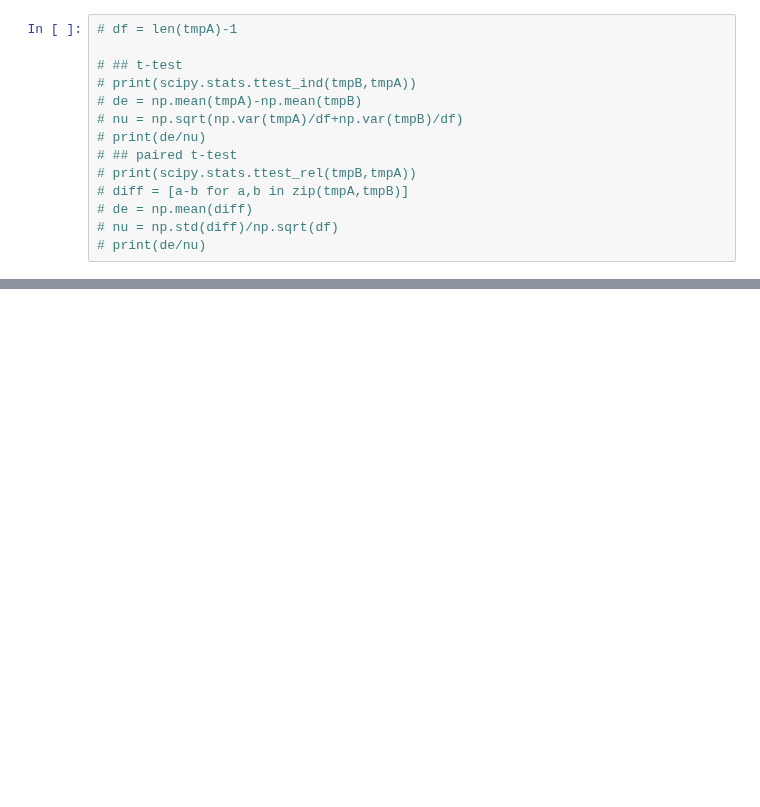
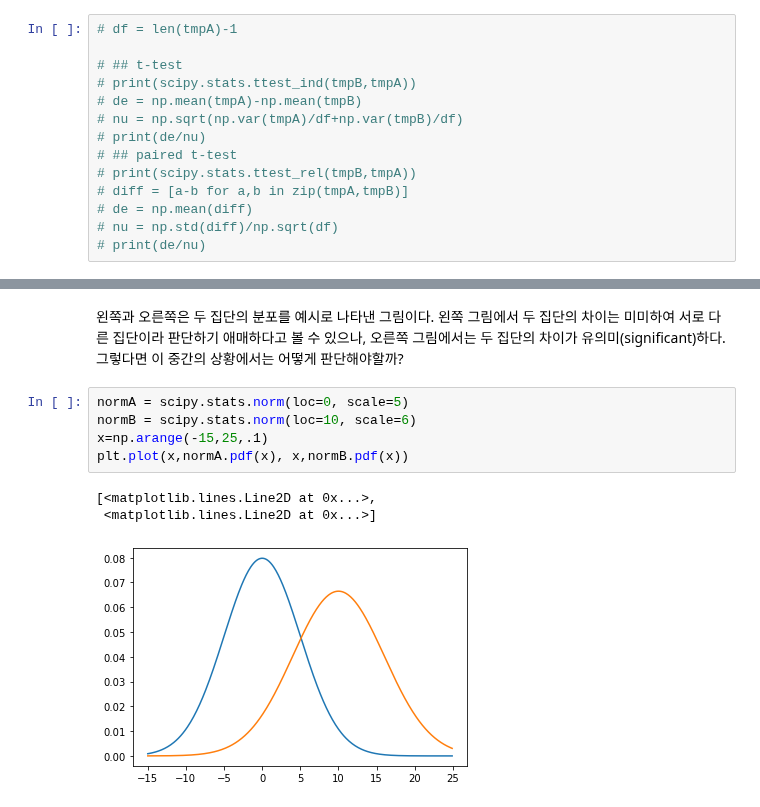
Before and after one commit to psb629/labs, a Jupyter notebook: machine_learning/t-test.ipynb, the cells around one changed output, grey strips where cells are left out. Drawn from its saved outputs; the diff is of its cells as text; blank space fills up the shorter version.

```diff
--- a/machine_learning/t-test.ipynb
+++ b/machine_learning/t-test.ipynb
@@ -20,0 +90,11 @@ import seaborn as sns
+# %% [markdown]
+왼쪽과 오른쪽은 두 집단의 분포를 예시로 나타낸 그림이다. 왼쪽 그림에서 두 집단의 차이는 미미하여 서로 다른 집단이라 판단하기 애매하다고 볼 수 있으나, 오른쪽 그림에서는 두 집단의 차이가 유의미(significant)하다. 그렇다면 이 중간의 상황에서는 어떻게 판단해야할까?
+# %%
+normA = scipy.stats.norm(loc=0, scale=5)
+normB = scipy.stats.norm(loc=10, scale=6)
+x=np.arange(-15,25,.1)
+plt.plot(x,normA.pdf(x), x,normB.pdf(x))
+# %% [output]
+[<matplotlib.lines.Line2D at 0x...>,
+ <matplotlib.lines.Line2D at 0x...>]
+[figure, added]
```
Also changed, not shown: parts of 12 cells of this notebook.
